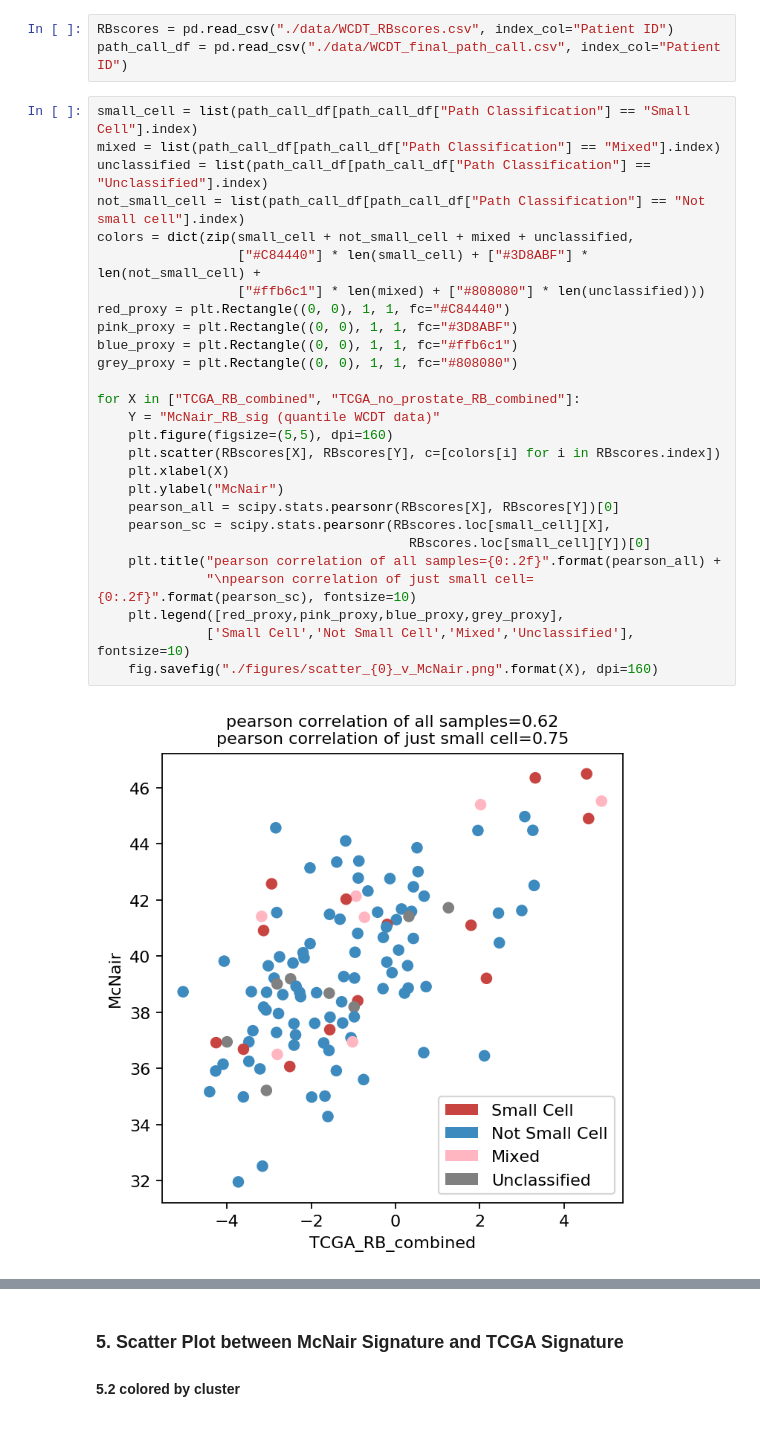
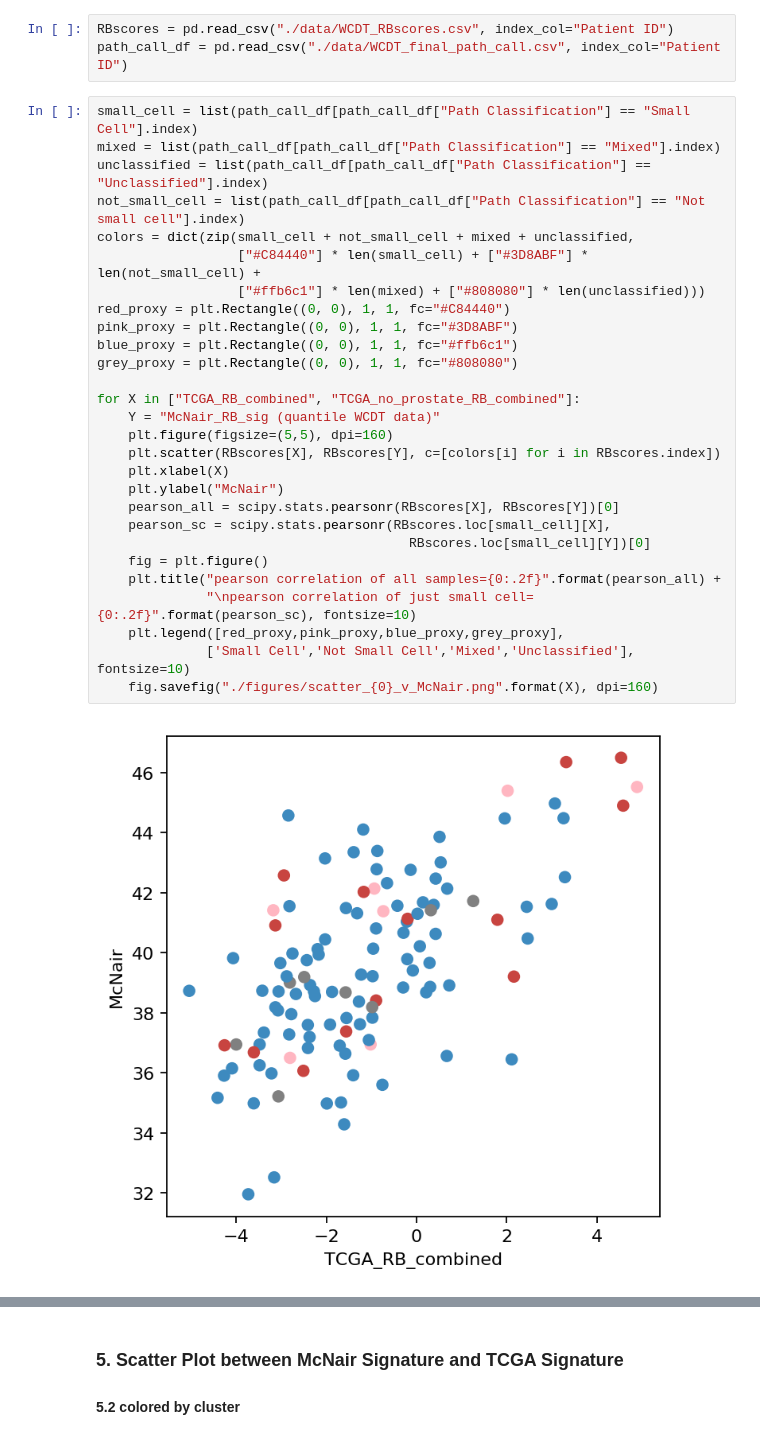
Before and after one commit to MollyZhang/ARsig_python, a Jupyter notebook: RB1sig.ipynb, the cells around one changed output, grey strips where cells are left out. Cells and saved outputs as stored; diff of their text form.

Commit message:
fix bug which saves the wrong figure

```diff
--- a/RB1sig.ipynb
+++ b/RB1sig.ipynb
@@ -503,29 +503,30 @@ path_call_df = pd.read_csv("./data/WCDT_final_path_call.csv", index_col="Patient
 # %%
 small_cell = list(path_call_df[path_call_df["Path Classification"] == "Small Cell"].index)
 mixed = list(path_call_df[path_call_df["Path Classification"] == "Mixed"].index)
 unclassified = list(path_call_df[path_call_df["Path Classification"] == "Unclassified"].index)
 not_small_cell = list(path_call_df[path_call_df["Path Classification"] == "Not small cell"].index)
 colors = dict(zip(small_cell + not_small_cell + mixed + unclassified,
                   ["#C84440"] * len(small_cell) + ["#3D8ABF"] * len(not_small_cell) +
                   ["#ffb6c1"] * len(mixed) + ["#808080"] * len(unclassified)))
 red_proxy = plt.Rectangle((0, 0), 1, 1, fc="#C84440")
 pink_proxy = plt.Rectangle((0, 0), 1, 1, fc="#3D8ABF")
 blue_proxy = plt.Rectangle((0, 0), 1, 1, fc="#ffb6c1")
 grey_proxy = plt.Rectangle((0, 0), 1, 1, fc="#808080")
 
 for X in ["TCGA_RB_combined", "TCGA_no_prostate_RB_combined"]:
     Y = "McNair_RB_sig (quantile WCDT data)"
     plt.figure(figsize=(5,5), dpi=160)
     plt.scatter(RBscores[X], RBscores[Y], c=[colors[i] for i in RBscores.index])
     plt.xlabel(X)
     plt.ylabel("McNair")
     pearson_all = scipy.stats.pearsonr(RBscores[X], RBscores[Y])[0]
     pearson_sc = scipy.stats.pearsonr(RBscores.loc[small_cell][X],
                                         RBscores.loc[small_cell][Y])[0]
+    fig = plt.figure()
     plt.title("pearson correlation of all samples={0:.2f}".format(pearson_all) +
               "\npearson correlation of just small cell={0:.2f}".format(pearson_sc), fontsize=10)
     plt.legend([red_proxy,pink_proxy,blue_proxy,grey_proxy],
               ['Small Cell','Not Small Cell','Mixed','Unclassified'], fontsize=10)
     fig.savefig("./figures/scatter_{0}_v_McNair.png".format(X), dpi=160)
 # %% [output]
-[figure, old version]
+[figure, new version]
```
Also changed, not shown: parts of 2 cells of this notebook, 6 other files.
